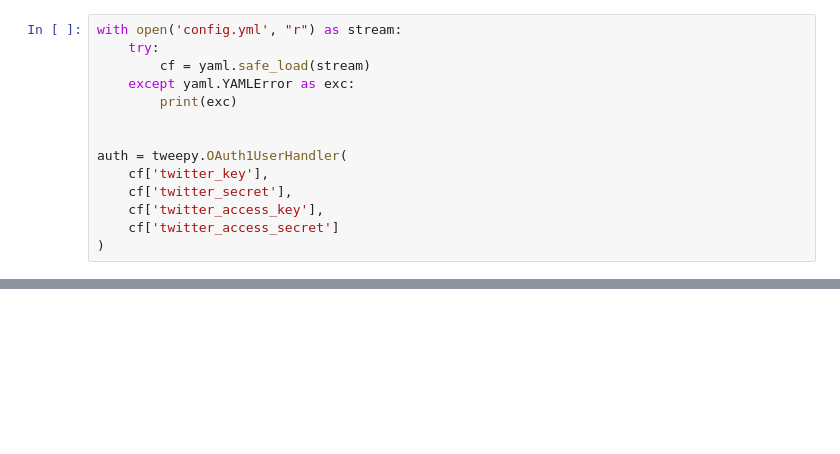
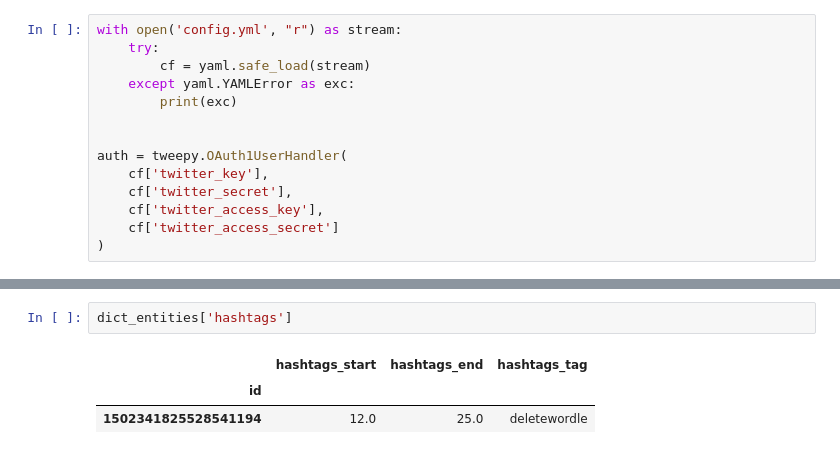
Before and after one commit to ytz/nlp-explore, a Jupyter notebook: notebook/twitter.ipynb, the cells around one changed output, grey strips where cells are left out. Drawn from its saved outputs; the diff is of its cells as text; blank space fills up the shorter version.

```diff
--- a/notebook/twitter.ipynb
+++ b/notebook/twitter.ipynb
@@ -92,0 +165,6 @@ for entity in df_entities.columns:
+# %%
+dict_entities['hashtags']
+# %% [output]
+|  | hashtags_start | hashtags_end | hashtags_tag |
+| id |  |  |  |
+| 1502341825528541194 | 12.0 | 25.0 | deletewordle |
```
Also changed, not shown: parts of 13 cells of this notebook.
